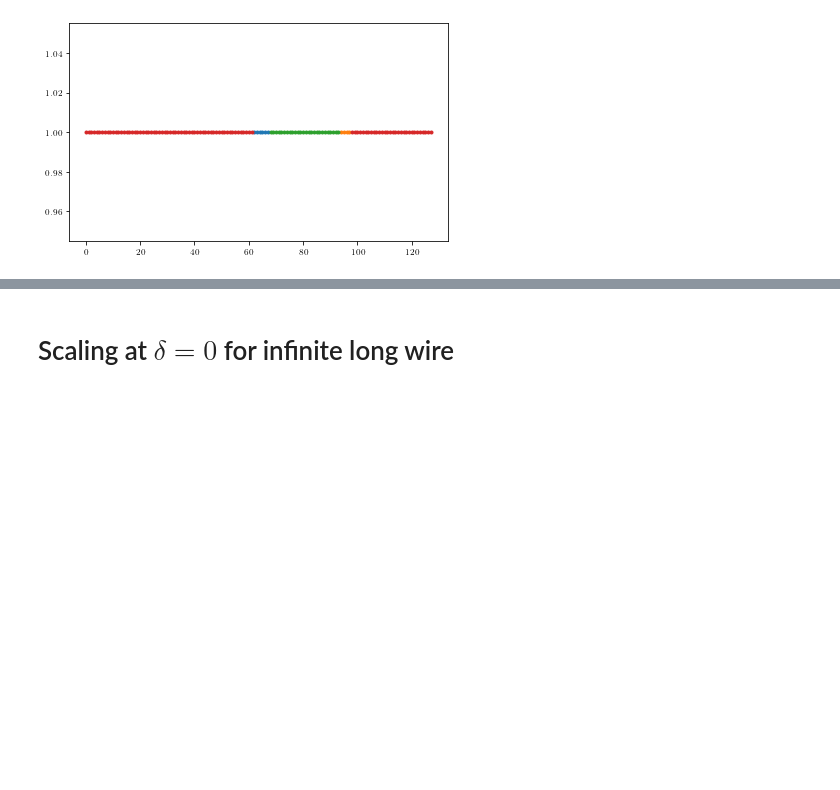
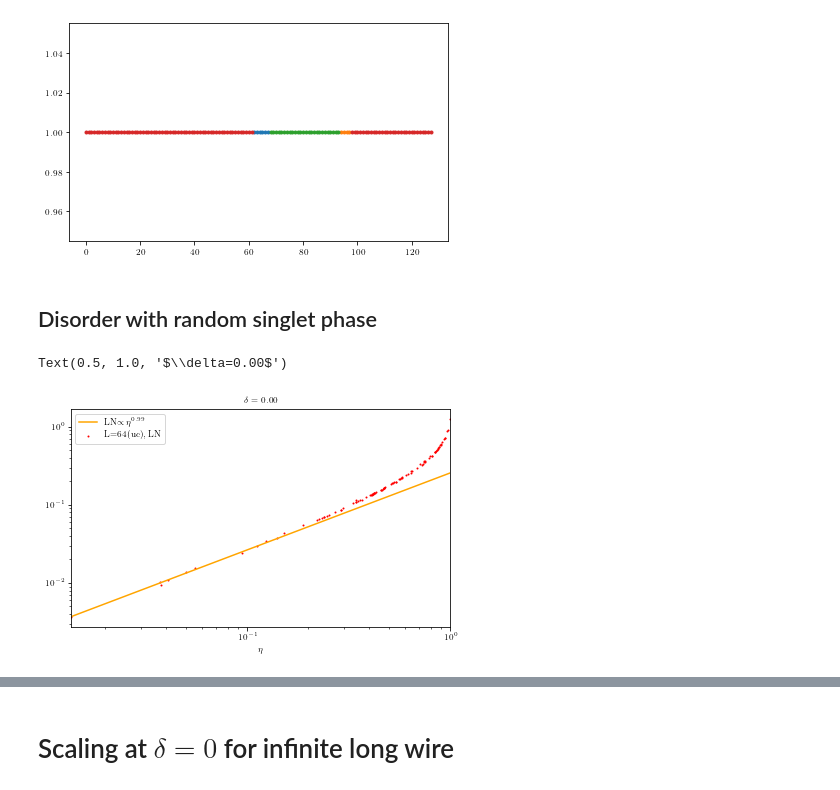
Before and after one commit to hainingpan/SPT, a Jupyter notebook: test_ssh.ipynb, the cells around one changed output, grey strips where cells are left out. Drawn from its saved outputs; the diff is of its cells as text; code cells hidden in the pictures; blank space fills up the shorter version.

```diff
--- a/test_ssh.ipynb
+++ b/test_ssh.ipynb
@@ -1864,3 +1881,13 @@ for subregion_0 in subregion:
     plt.plot(subregion_0,subregion_0*0+1,'.')
 # %% [output]
 [figure]
+# %% [markdown]
+## Disorder with random singlet phase
+# %%
+def run(p):
+    subregionA,subregionB,subregionAp,L,disorder_J,delta=p
+    params=Params(delta=delta,L=L,bc=-1,disorder_J=disorder_J)
+    LN0=params.log_neg(subregionA,subregionB)
+    params.measure_all_Born(subregionAp,type='link')
+    LN1=params.log_neg(subregionA,subregionB)
+    return LN0,LN1
@@ -1866,0 +1952,27 @@ for subregion_0 in subregion:
+# %%
+eta_Born_disorder_rsp_Ap_list=eta_Born_disorder_rsp_Ap_list[0]
+LN0_Born_disorder_rsp_Ap_list=LN0_Born_disorder_rsp_Ap_list[0]
+LN1_Born_disorder_rsp_Ap_list=LN1_Born_disorder_rsp_Ap_list[0]
+# %%
+ds_i=0
+LN0_Born_disorder_rsp_Ap_list_mean=LN0_Born_disorder_rsp_Ap_list.mean(axis=1)
+fig,ax=plt.subplots()
+ax.scatter(eta_Born_disorder_rsp_Ap_list,LN0_Born_disorder_rsp_Ap_list_mean,s=1,color='r',label='L=64(uc), LN')
+
+ax.set_xscale('log')
+ax.set_yscale('log')
+ax.set_xlim([np.min(eta_Born_disorder_rsp_Ap_list),1])
+
+mask_LN=(LN0_Born_disorder_rsp_Ap_list_mean>1e-10)&((eta_Born_disorder_rsp_Ap_list)<0.1)
+lr_LN=scipy.stats.linregress(np.log(eta_Born_disorder_rsp_Ap_list[mask_LN]),np.log(LN0_Born_disorder_rsp_Ap_list_mean[mask_LN]))
+x_int=np.linspace(np.min(eta_Born_disorder_rsp_Ap_list),1,10)
+y_int=np.exp(lr_LN.slope*np.log(x_int)+lr_LN.intercept)
+ax.plot(x_int,y_int,label=r'LN$\propto\eta^{{{:.2f}}}$'.format(lr_LN.slope),color='orange')
+ax.set_xlabel(r'$\eta$')
+ax.legend()
+ax.set_title('$\delta={:.2f}$'.format(delta))
+
+# fig.savefig('/mnt/d/kitp/Rp_SPT/12/LN0_delta0_rsp_var{:.1f}.pdf'.format(var))
+# %% [output]
+Text(0.5, 1.0, '$\\delta=0.00$')
+[figure, added]
```
Also changed, not shown: parts of 12 cells of this notebook, 2 other files.
